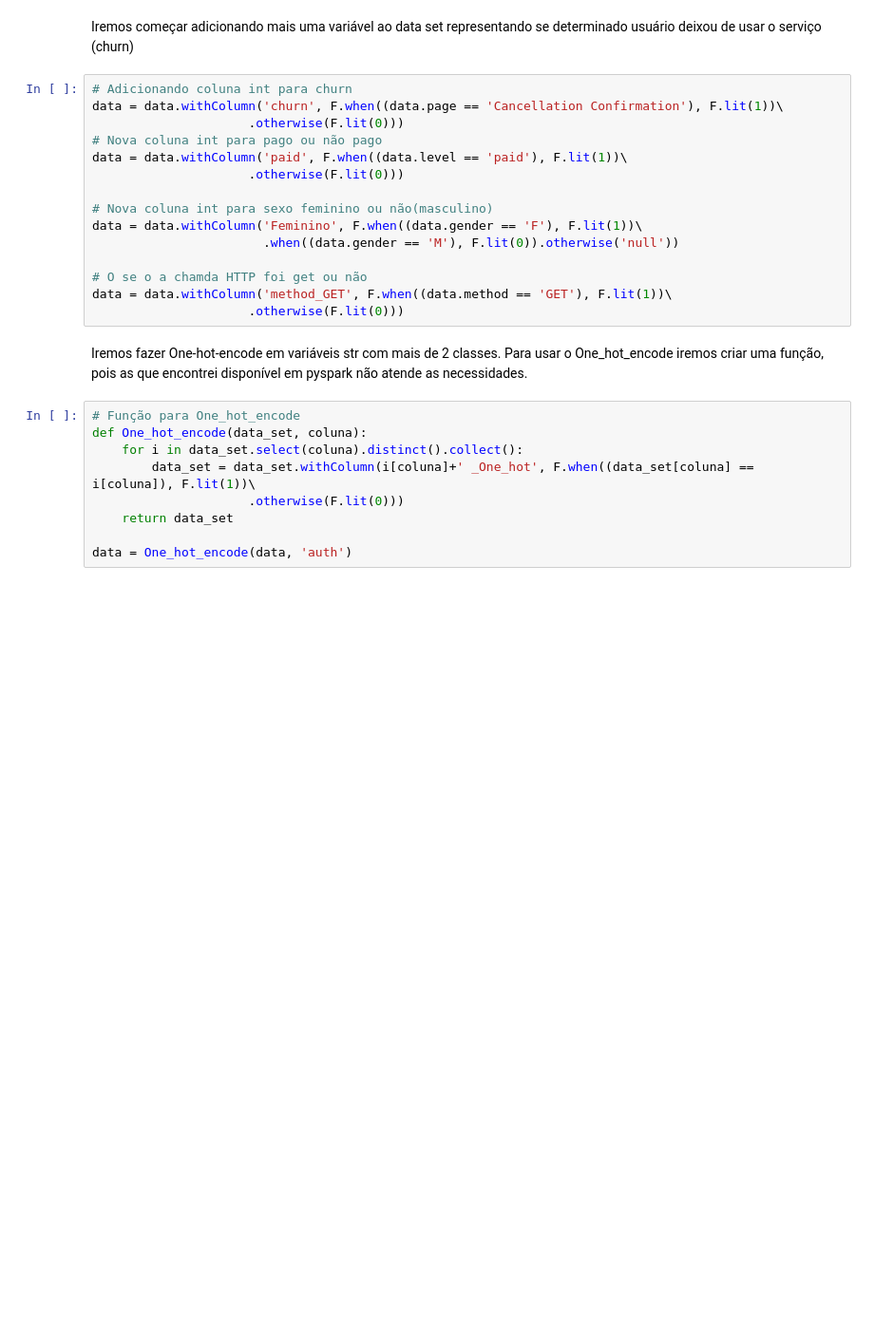
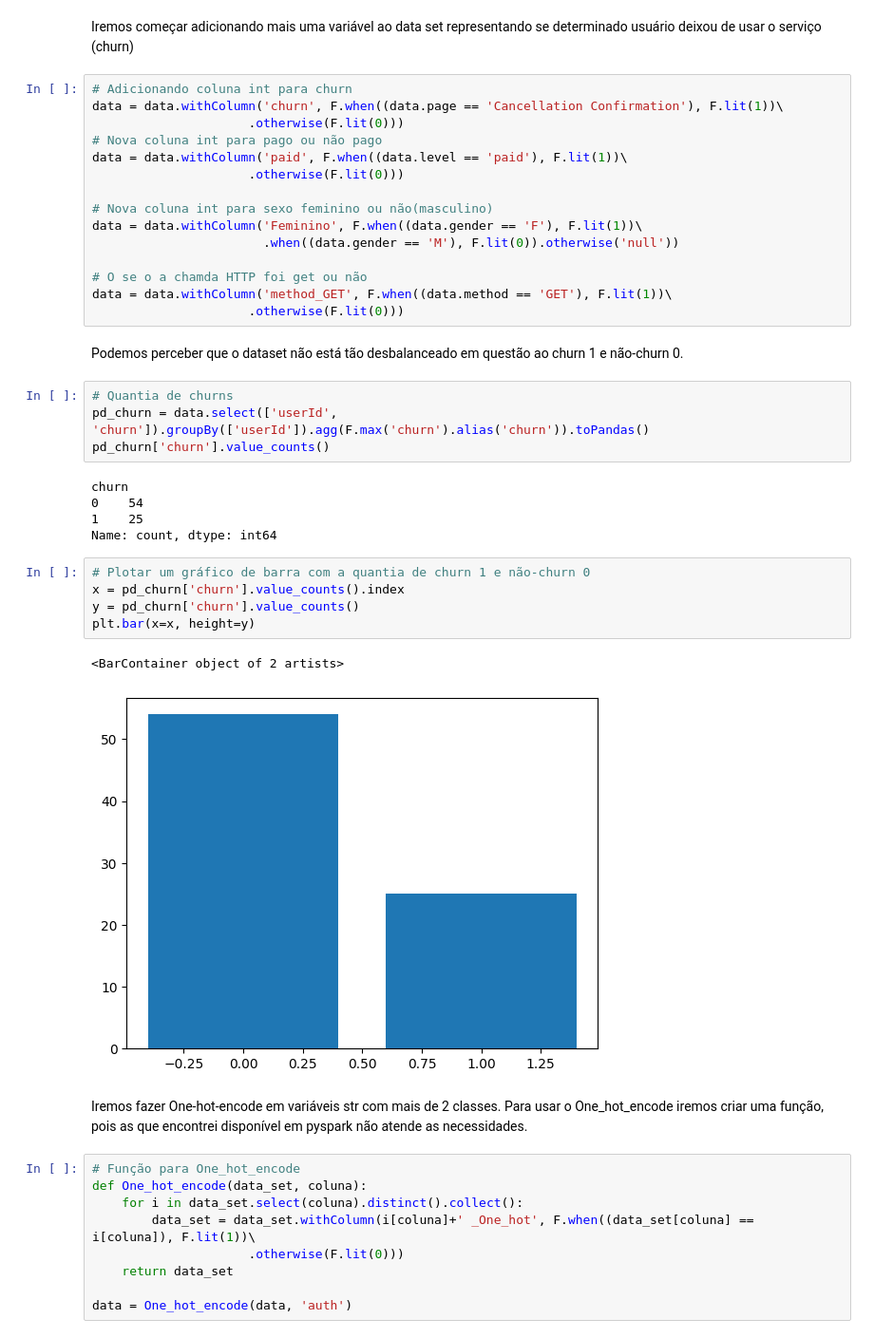
Before and after one commit to MarcoAfB/Cliente_churn-Pyspark-, a Jupyter notebook: Cliente_churn.ipynb, the cells around one changed output. Shown: that part at 95% size. Saved outputs shown, nothing was run; the diff lists cells and outputs as text; blank space fills up the shorter version.

```diff
--- a/Cliente_churn.ipynb
+++ b/Cliente_churn.ipynb
@@ -278,6 +285,25 @@ data = data.withColumn('Feminino', F.when((data.gender == 'F'), F.lit(1))\
 # O se o a chamda HTTP foi get ou não
 data = data.withColumn('method_GET', F.when((data.method == 'GET'), F.lit(1))\
                      .otherwise(F.lit(0)))
+# %% [markdown]
+Podemos perceber que o dataset não está tão desbalanceado em questão ao churn 1 e não-churn 0.
+# %%
+# Quantia de churns
+pd_churn = data.select(['userId', 'churn']).groupBy(['userId']).agg(F.max('churn').alias('churn')).toPandas()
+pd_churn['churn'].value_counts()
+# %% [output]
+churn
+0    54
+1    25
+Name: count, dtype: int64
+# %%
+# Plotar um gráfico de barra com a quantia de churn 1 e não-churn 0
+x = pd_churn['churn'].value_counts().index
+y = pd_churn['churn'].value_counts()
+plt.bar(x=x, height=y)
+# %% [output]
+<BarContainer object of 2 artists>
+[figure, added]
 # %% [markdown]
 Iremos fazer One-hot-encode em variáveis str com mais de 2 classes. Para usar o One_hot_encode iremos criar uma função, pois as que encontrei disponível em pyspark não atende as necessidades.
 # %%
```
Also changed, not shown: parts of 11 cells of this notebook.
